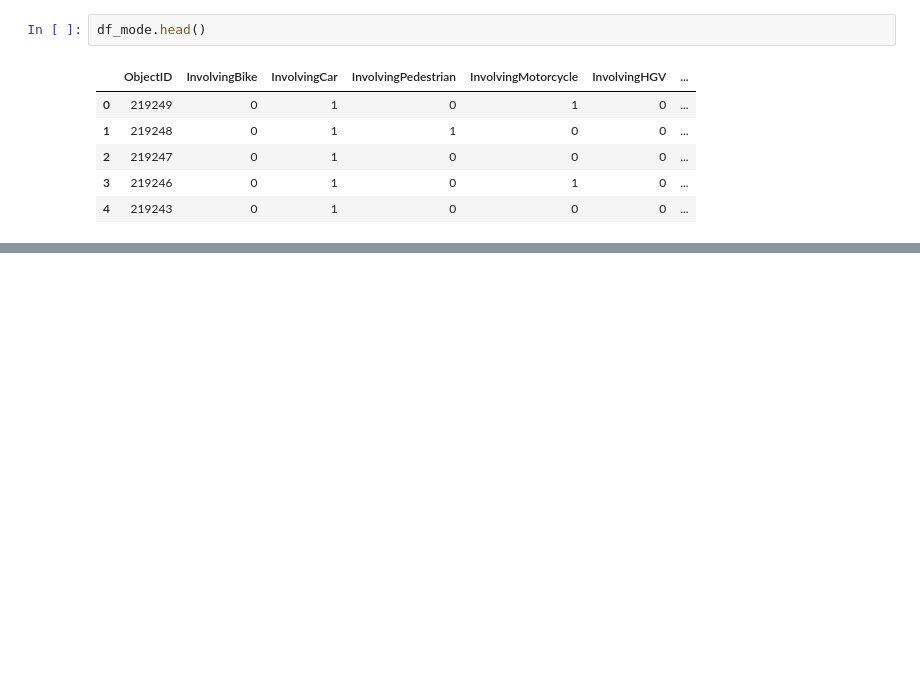
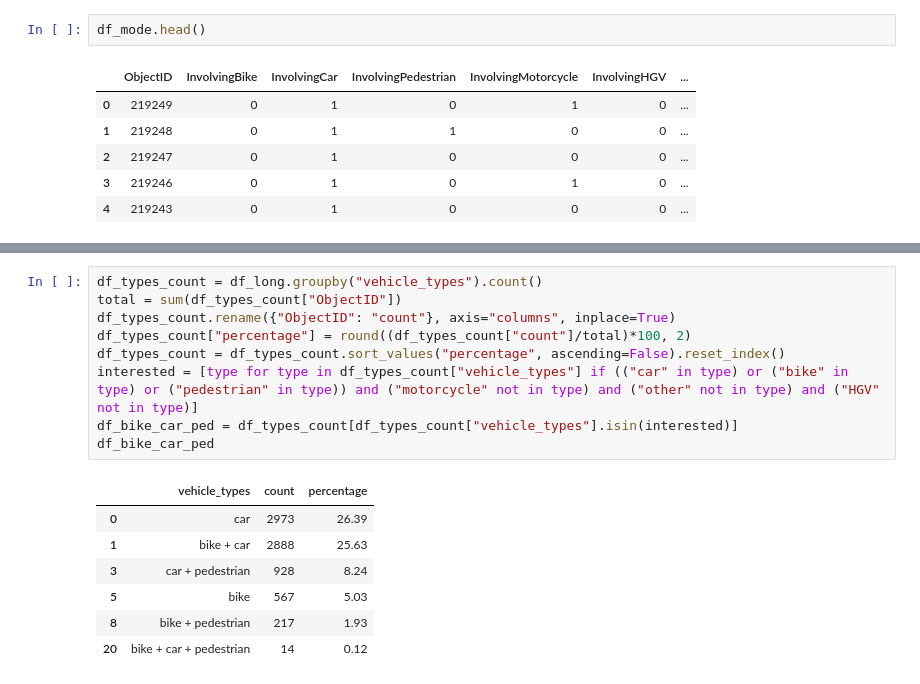
Before and after one commit to tz1211/LSE_DataBeavers, a Jupyter notebook: notebooks/eda/eda.ipynb, the cells around one changed output, grey strips where cells are left out. Cells and saved outputs as stored; diff of their text form; blank space fills up the shorter version.

```diff
--- a/notebooks/eda/eda.ipynb
+++ b/notebooks/eda/eda.ipynb
@@ -399,0 +405,17 @@ df_long.head(10)
+# %%
+df_types_count = df_long.groupby("vehicle_types").count()
+total = sum(df_types_count["ObjectID"])
+df_types_count.rename({"ObjectID": "count"}, axis="columns", inplace=True)
+df_types_count["percentage"] = round((df_types_count["count"]/total)*100, 2)
+df_types_count = df_types_count.sort_values("percentage", ascending=False).reset_index()
+interested = [type for type in df_types_count["vehicle_types"] if (("car" in type) or ("bike" in type) or ("pedestrian" in type)) and ("motorcycle" not in type) and ("other" not in type) and ("HGV" not in type)]
+df_bike_car_ped = df_types_count[df_types_count["vehicle_types"].isin(interested)]
+df_bike_car_ped
+# %% [output]
+|  | vehicle_types | count | percentage |
+| 0 | car | 2973 | 26.39 |
+| 1 | bike + car | 2888 | 25.63 |
+| 3 | car + pedestrian | 928 | 8.24 |
+| 5 | bike | 567 | 5.03 |
+| 8 | bike + pedestrian | 217 | 1.93 |
+| 20 | bike + car + pedestrian | 14 | 0.12 |
```
Also changed, not shown: parts of 6 cells of this notebook, 1 other file.
